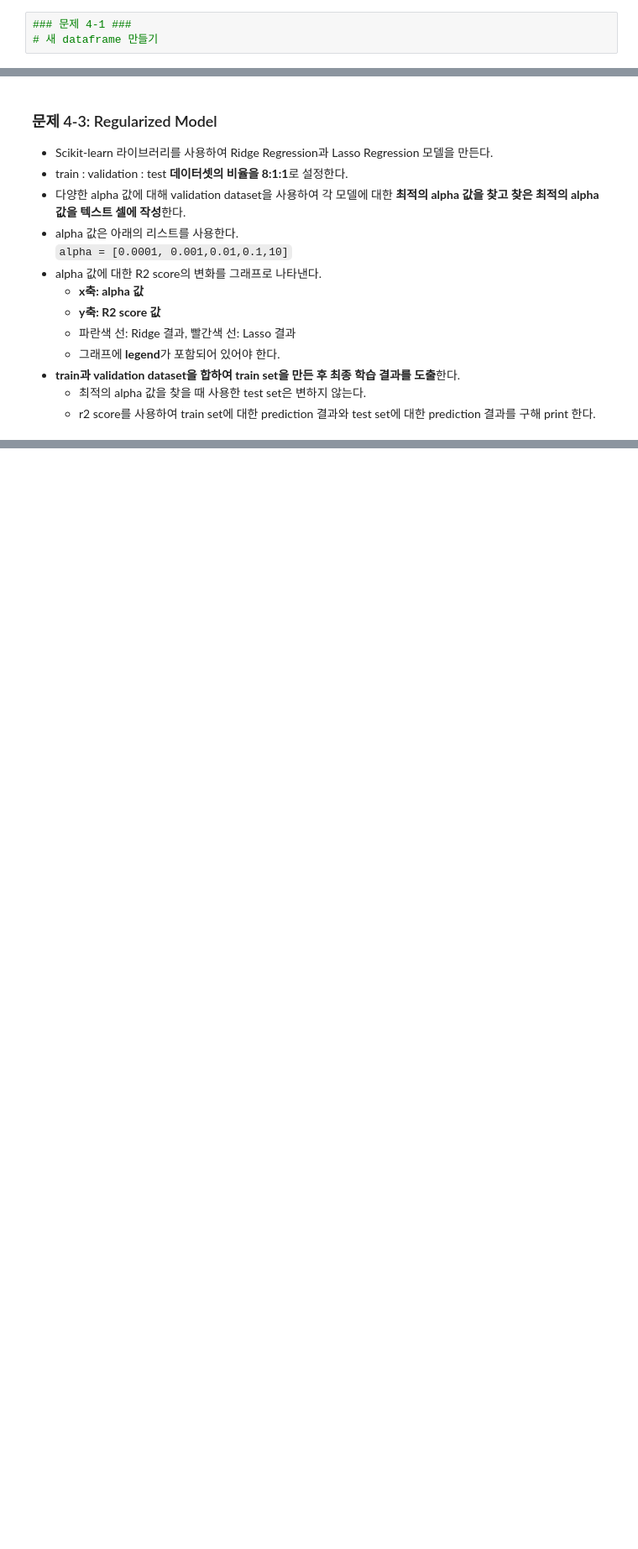
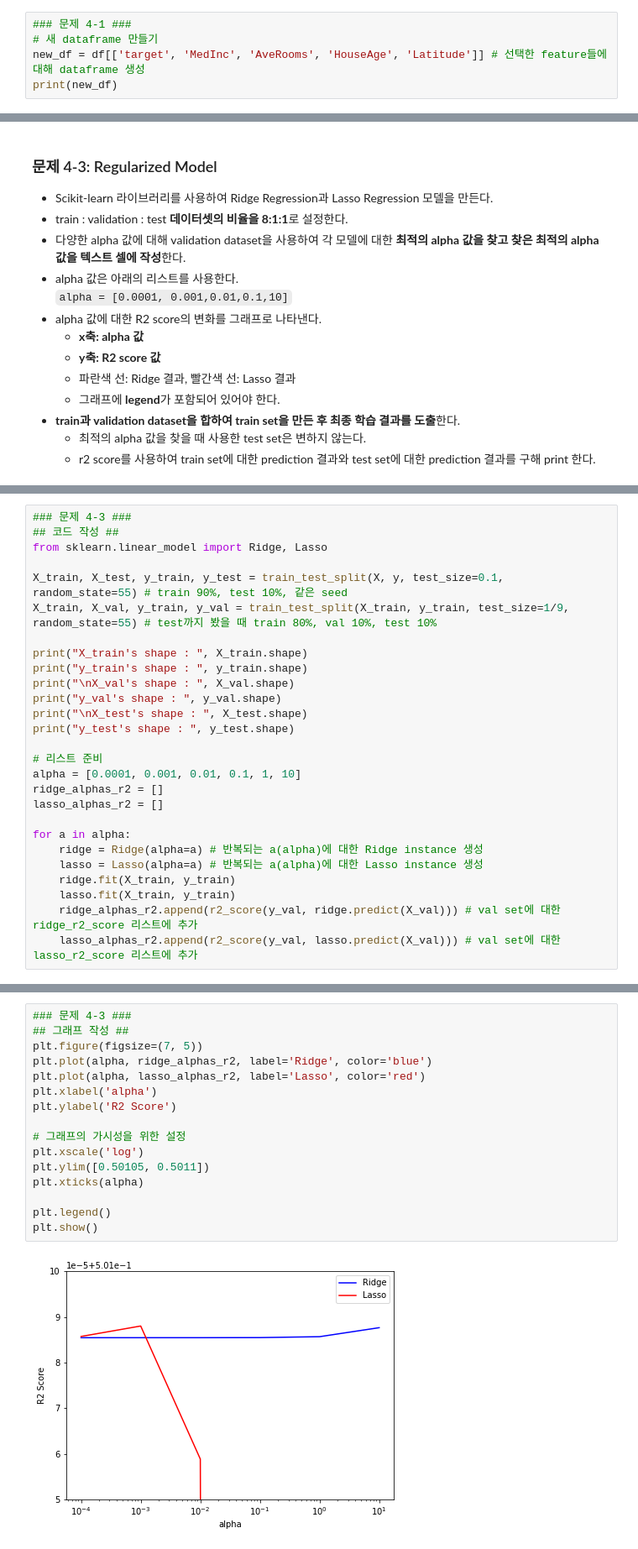
Before and after one commit to K-osA/2022S-ML, a Jupyter notebook: HW3_ipynb의_사본.ipynb, the cells around one changed output, grey strips where cells are left out. Shown at 84% size. Saved outputs shown, nothing was run; the diff lists cells and outputs as text; blank space fills up the shorter version.

```diff
--- a/HW3_ipynb의_사본.ipynb
+++ b/HW3_ipynb의_사본.ipynb
@@ -232,3 +440,5 @@ max     1243.333333     41.950000   -114.310000      5.000010
 # %%
 ### 문제 4-1 ###
 # 새 dataframe 만들기
+new_df = df[['target', 'MedInc', 'AveRooms', 'HouseAge', 'Latitude']] # 선택한 feature들에 대해 dataframe 생성
+print(new_df)
@@ -267,0 +526,27 @@ max     1243.333333     41.950000   -114.310000      5.000010
+# %%
+### 문제 4-3 ###
+## 코드 작성 ##
+from sklearn.linear_model import Ridge, Lasso
+
+X_train, X_test, y_train, y_test = train_test_split(X, y, test_size=0.1, random_state=55) # train 90%, test 10%, 같은 seed
+X_train, X_val, y_train, y_val = train_test_split(X_train, y_train, test_size=1/9, random_state=55) # test까지 봤을 때 train 80%, val 10%, test 10%
+
+print("X_train's shape : ", X_train.shape)
+print("y_train's shape : ", y_train.shape)
+print("\nX_val's shape : ", X_val.shape)
+print("y_val's shape : ", y_val.shape)
+print("\nX_test's shape : ", X_test.shape)
+print("y_test's shape : ", y_test.shape)
+
+# 리스트 준비
+alpha = [0.0001, 0.001, 0.01, 0.1, 1, 10]
+ridge_alphas_r2 = []
+lasso_alphas_r2 = []
+
+for a in alpha:
+    ridge = Ridge(alpha=a) # 반복되는 a(alpha)에 대한 Ridge instance 생성
+    lasso = Lasso(alpha=a) # 반복되는 a(alpha)에 대한 Lasso instance 생성
+    ridge.fit(X_train, y_train)
+    lasso.fit(X_train, y_train)
+    ridge_alphas_r2.append(r2_score(y_val, ridge.predict(X_val))) # val set에 대한 ridge_r2_score 리스트에 추가
+    lasso_alphas_r2.append(r2_score(y_val, lasso.predict(X_val))) # val set에 대한 lasso_r2_score 리스트에 추가
@@ -268 +562,19 @@ max     1243.333333     41.950000   -114.310000      5.000010
+# %%
+### 문제 4-3 ###
+## 그래프 작성 ##
+plt.figure(figsize=(7, 5))
+plt.plot(alpha, ridge_alphas_r2, label='Ridge', color='blue')
+plt.plot(alpha, lasso_alphas_r2, label='Lasso', color='red')
+plt.xlabel('alpha')
+plt.ylabel('R2 Score')
+
+# 그래프의 가시성을 위한 설정
+plt.xscale('log')
+plt.ylim([0.50105, 0.5011])
+plt.xticks(alpha)
+
+plt.legend()
+plt.show()
+# %% [output]
+[figure, added]
 # %% [markdown]
```
Also changed, not shown: parts of 33 cells of this notebook.
